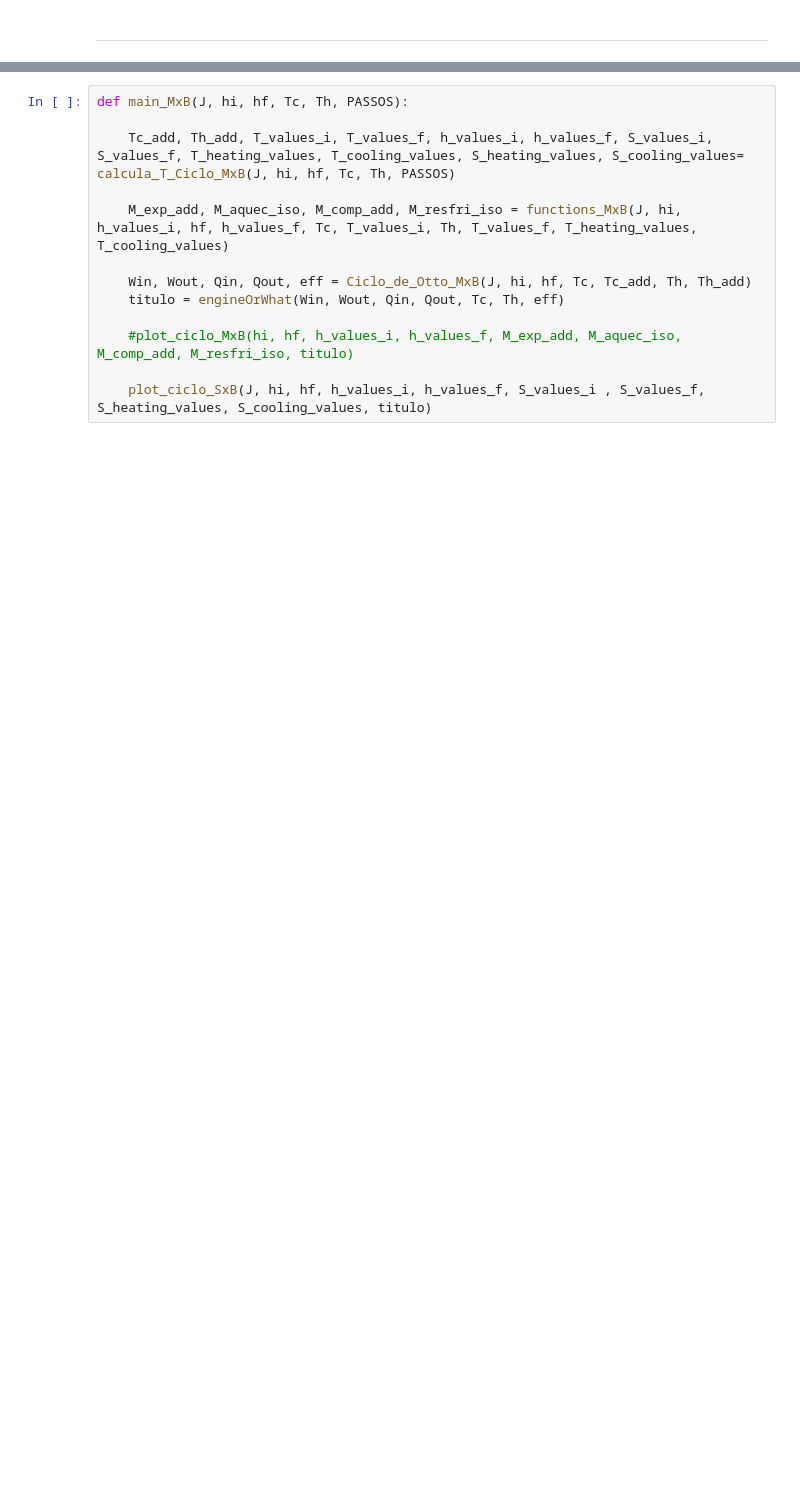
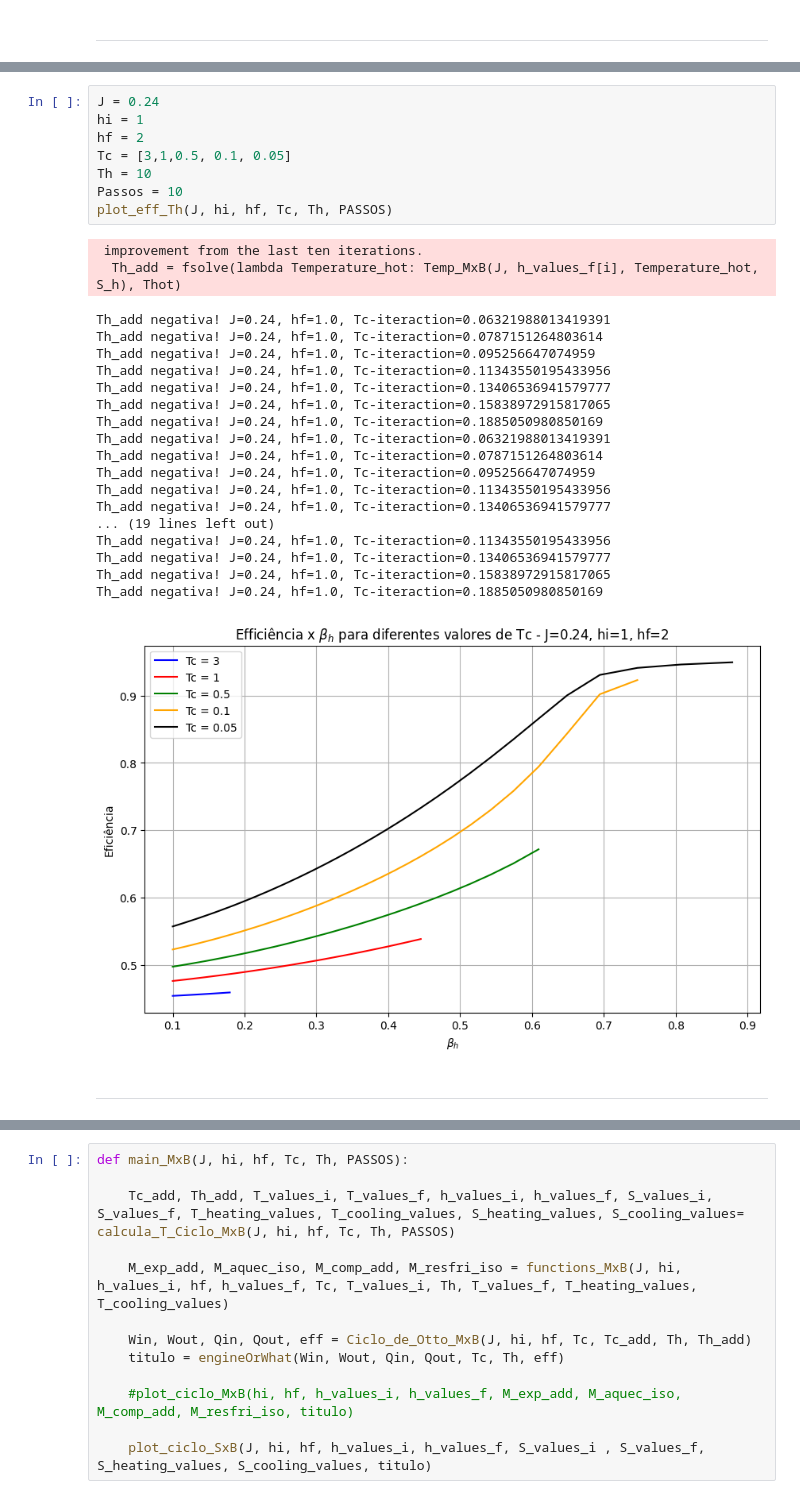
Before and after one commit to machadojoaopaulo/QuantumThermodynamics, a Jupyter notebook: MxB-classico.ipynb, the cells around one changed output, grey strips where cells are left out. Saved outputs shown, nothing was run; the diff lists cells and outputs as text; blank space fills up the shorter version.

```diff
--- a/MxB-classico.ipynb
+++ b/MxB-classico.ipynb
@@ -344,0 +504,31 @@ plot_energies_x_J(J_range, hi, hf, Tc, Th, PASSOS)
+# %%
+J = 0.24
+hi = 1
+hf = 2
+Tc = [3,1,0.5, 0.1, 0.05]
+Th = 10
+Passos = 10
+plot_eff_Th(J, hi, hf, Tc, Th, PASSOS)
+# %% [output]
+ improvement from the last ten iterations.
+  Th_add = fsolve(lambda Temperature_hot: Temp_MxB(J, h_values_f[i], Temperature_hot, S_h), Thot)
+Th_add negativa! J=0.24, hf=1.0, Tc-iteraction=0.06321988013419391
+Th_add negativa! J=0.24, hf=1.0, Tc-iteraction=0.0787151264803614
+Th_add negativa! J=0.24, hf=1.0, Tc-iteraction=0.095256647074959
+Th_add negativa! J=0.24, hf=1.0, Tc-iteraction=0.11343550195433956
+Th_add negativa! J=0.24, hf=1.0, Tc-iteraction=0.13406536941579777
+Th_add negativa! J=0.24, hf=1.0, Tc-iteraction=0.15838972915817065
+Th_add negativa! J=0.24, hf=1.0, Tc-iteraction=0.1885050980850169
+Th_add negativa! J=0.24, hf=1.0, Tc-iteraction=0.06321988013419391
+Th_add negativa! J=0.24, hf=1.0, Tc-iteraction=0.0787151264803614
+Th_add negativa! J=0.24, hf=1.0, Tc-iteraction=0.095256647074959
+Th_add negativa! J=0.24, hf=1.0, Tc-iteraction=0.11343550195433956
+Th_add negativa! J=0.24, hf=1.0, Tc-iteraction=0.13406536941579777
+... (19 lines left out)
+Th_add negativa! J=0.24, hf=1.0, Tc-iteraction=0.11343550195433956
+Th_add negativa! J=0.24, hf=1.0, Tc-iteraction=0.13406536941579777
+Th_add negativa! J=0.24, hf=1.0, Tc-iteraction=0.15838972915817065
+Th_add negativa! J=0.24, hf=1.0, Tc-iteraction=0.1885050980850169
+[figure, added]
+# %% [markdown]
+-------------------------------
```
Also changed, not shown: parts of 14 cells of this notebook, 38 other files.
